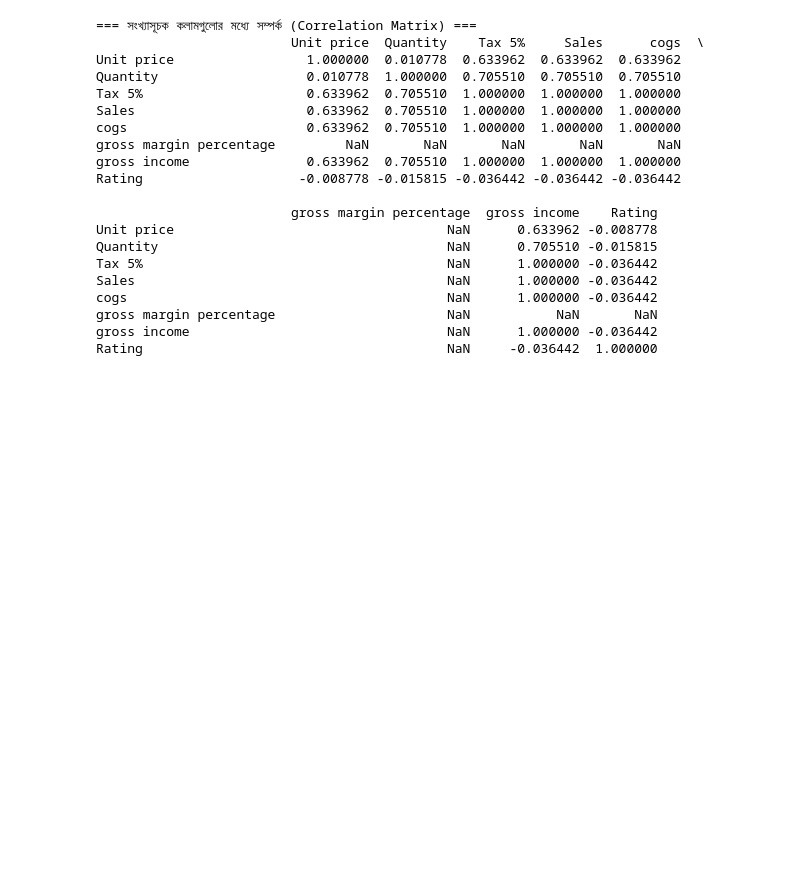
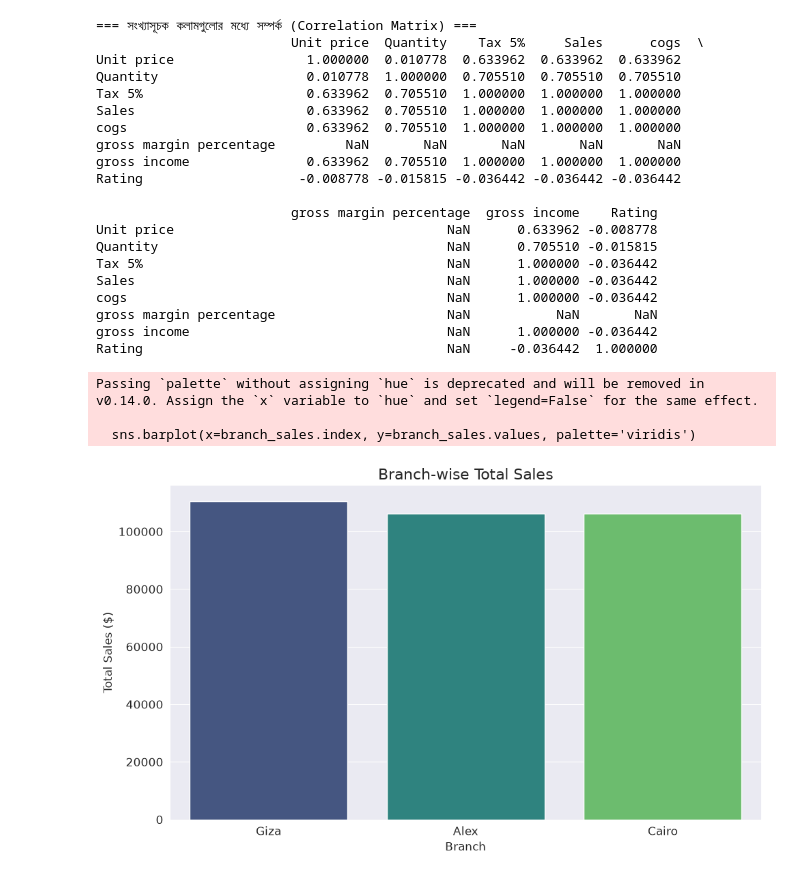
Before and after one commit to Jobayer08/Supermarket-Sales, a Jupyter notebook: notebooks/01_data_exploration.ipynb, the cells around one changed output. Cells and saved outputs as stored; diff of their text form; code cells hidden in the pictures; blank space fills up the shorter version.

Commit message:
Data Visualization

```diff
--- a/notebooks/01_data_exploration.ipynb
+++ b/notebooks/01_data_exploration.ipynb
@@ -462,0 +466,19 @@ Rating                                       NaN     -0.036442  1.000000
+# %%
+sns.set_style("darkgrid")
+plt.rcParams['figure.figsize'] = (10, 6)  # ডিফল্ট সাইজ বড় করা
+plt.rcParams['font.size'] = 12
+# %%
+plt.figure()
+branch_sales = df.groupby('Branch')['Sales'].sum().sort_values(ascending=False)
+sns.barplot(x=branch_sales.index, y=branch_sales.values, palette='viridis')
+plt.title('Branch-wise Total Sales', fontsize=16)
+plt.xlabel('Branch')
+plt.ylabel('Total Sales ($)')
+plt.tight_layout()
+plt.savefig('../visualizations/01_branch_sales.png', dpi=300)
+plt.show()
+# %% [output]
+Passing `palette` without assigning `hue` is deprecated and will be removed in v0.14.0. Assign the `x` variable to `hue` and set `legend=False` for the same effect.
+
+  sns.barplot(x=branch_sales.index, y=branch_sales.values, palette='viridis')
+[figure, added]
```
Also changed, not shown: parts of 6 cells of this notebook, 6 other files.
